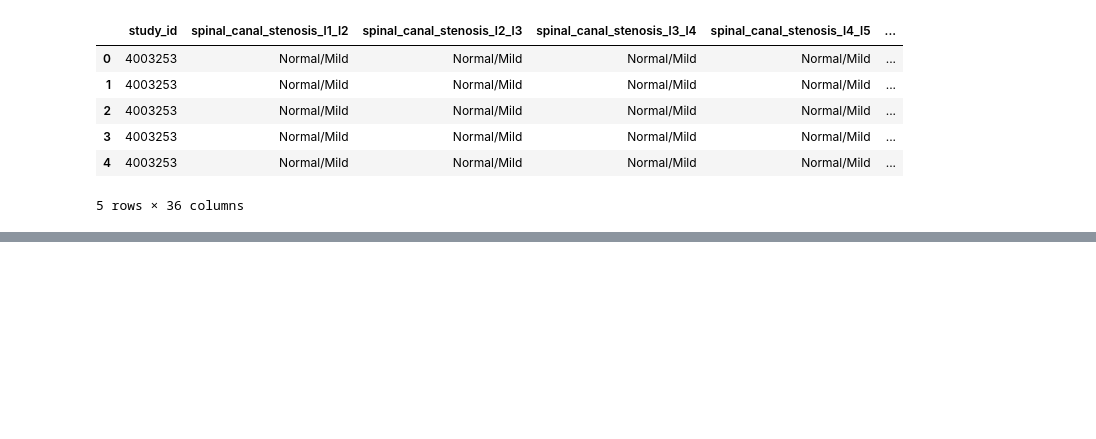
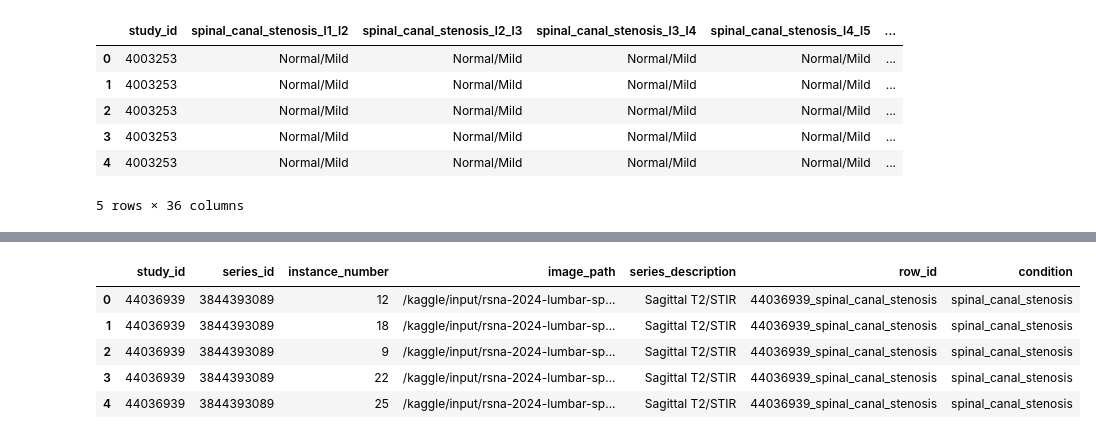
Before and after one commit to peteray-dev/lumbar-spine-degenerative_classification, a Jupyter notebook: spine-degenerative.ipynb, the cells around one changed output, grey strips where cells are left out. Cells and saved outputs as stored; diff of their text form; code cells hidden in the pictures; blank space fills up the shorter version.

```diff
--- a/spine-degenerative.ipynb
+++ b/spine-degenerative.ipynb
@@ -330,0 +561,14 @@ train_spine_df
+# %%
+def get_condition(row_id):
+    return '_'.join(row_id.split('_')[1:])
+
+test_spine_df['condition'] = test_spine_df.row_id.apply(lambda row_id:get_condition(row_id))
+# %%
+test_spine_df.head()
+# %% [output]
+|  | study_id | series_id | instance_number | image_path | series_description | row_id | condition |
+| 0 | 44036939 | 3844393089 | 12 | /kaggle/input/rsna-2024-lumbar-sp... | Sagittal T2/STIR | 44036939_spinal_canal_stenosis | spinal_canal_stenosis |
+| 1 | 44036939 | 3844393089 | 18 | /kaggle/input/rsna-2024-lumbar-sp... | Sagittal T2/STIR | 44036939_spinal_canal_stenosis | spinal_canal_stenosis |
+| 2 | 44036939 | 3844393089 | 9 | /kaggle/input/rsna-2024-lumbar-sp... | Sagittal T2/STIR | 44036939_spinal_canal_stenosis | spinal_canal_stenosis |
+| 3 | 44036939 | 3844393089 | 22 | /kaggle/input/rsna-2024-lumbar-sp... | Sagittal T2/STIR | 44036939_spinal_canal_stenosis | spinal_canal_stenosis |
+| 4 | 44036939 | 3844393089 | 25 | /kaggle/input/rsna-2024-lumbar-sp... | Sagittal T2/STIR | 44036939_spinal_canal_stenosis | spinal_canal_stenosis |
```
Also changed, not shown: parts of 25 cells of this notebook.
